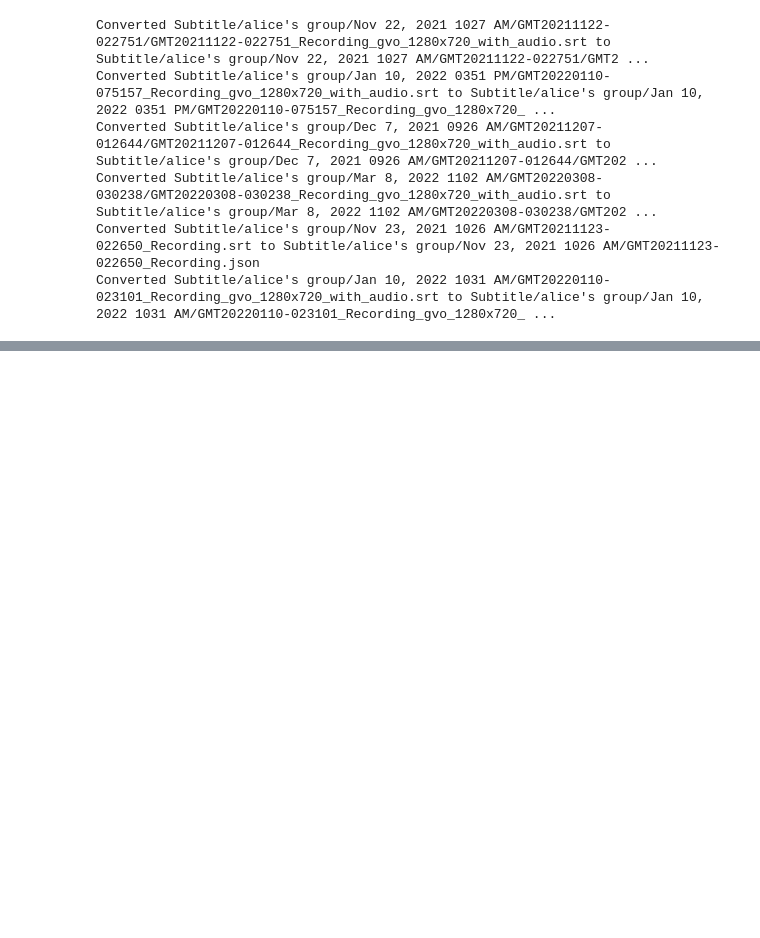
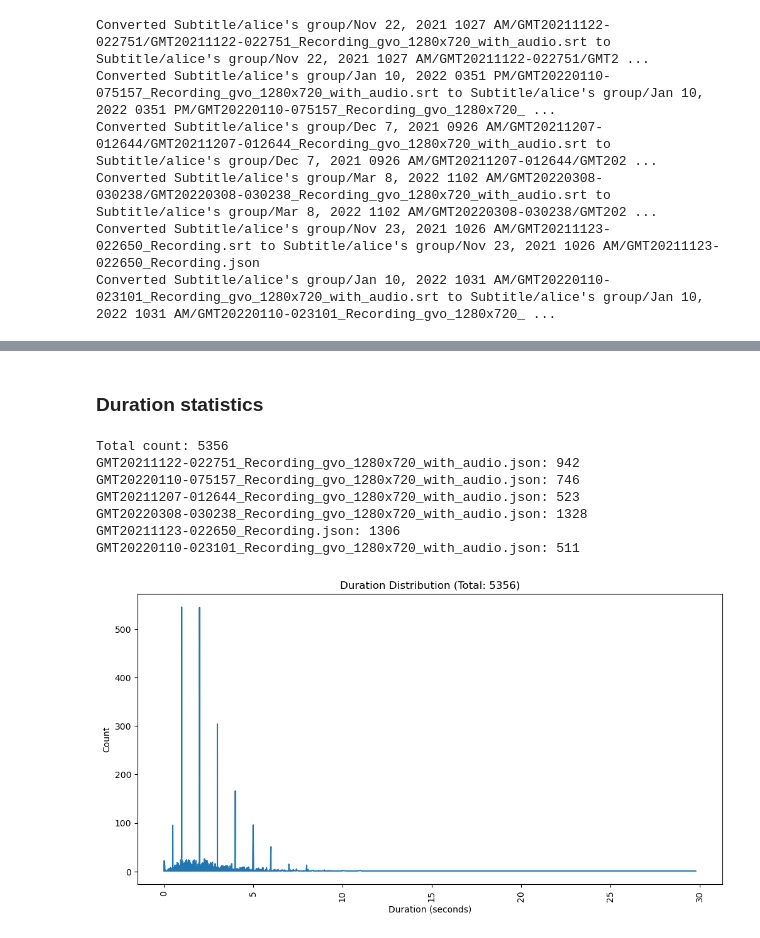
Before and after one commit to cpa2001/ASR, a Jupyter notebook: Format_Subtitle.ipynb, the cells around one changed output, grey strips where cells are left out. Drawn from its saved outputs; the diff is of its cells as text; code cells hidden in the pictures; blank space fills up the shorter version.

```diff
--- a/Format_Subtitle.ipynb
+++ b/Format_Subtitle.ipynb
@@ -65,0 +147,57 @@ Converted Subtitle/alice's group/Jan 10, 2022 1031 AM/GMT20220110-023101_Recordi
+# %% [markdown]
+### Duration statistics
+# %%
+import os
+import json
+from collections import defaultdict
+import matplotlib.pyplot as plt
+
+def analyze_duration_distribution(directory):
+    duration_counts = defaultdict(int)
+    total_count = 0
+    file_counts = {}
+    for root, dirs, files in os.walk(directory):
+        for file in files:
+            if file.endswith(".json"):
+                file_path = os.path.join(root, file)
+                with open(file_path, 'r', encoding='utf-8') as f:
+                    data = json.load(f)
+                    file_count = 0
+                    for entry in data:
+                        duration = float(entry['duration'])
+                        duration_counts[round(duration, 3)] += 1
+                        total_count += 1
+                        file_count += 1
+                    file_counts[file] = file_count
+
+    duration_distribution = sorted(duration_counts.items(), key=lambda x: x[0])
+    return duration_distribution, total_count, file_counts
+
+def plot_duration_distribution(duration_distribution, total_count):
+    durations, counts = zip(*duration_distribution)
+    plt.figure(figsize=(12, 6))
+    plt.plot(durations, counts)
+    plt.xlabel('Duration (seconds)')
+    plt.ylabel('Count')
+    plt.title(f'Duration Distribution (Total: {total_count})')
+    plt.xticks(rotation=90)
+    plt.show()
+
+if __name__ == '__main__':
+    directory = "Subtitle"
+    duration_distribution, total_count, file_counts = analyze_duration_distribution(directory)
+
+    print(f"Total count: {total_count}")
+    for file, count in file_counts.items():
+        print(f"{file}: {count}")
+
+    plot_duration_distribution(duration_distribution, total_count)
+# %% [output]
+Total count: 5356
+GMT20211122-022751_Recording_gvo_1280x720_with_audio.json: 942
+GMT20220110-075157_Recording_gvo_1280x720_with_audio.json: 746
+GMT20211207-012644_Recording_gvo_1280x720_with_audio.json: 523
+GMT20220308-030238_Recording_gvo_1280x720_with_audio.json: 1328
+GMT20211123-022650_Recording.json: 1306
+GMT20220110-023101_Recording_gvo_1280x720_with_audio.json: 511
+[figure, added]
```
Also changed, not shown: parts of 3 cells of this notebook, 4 other files.
